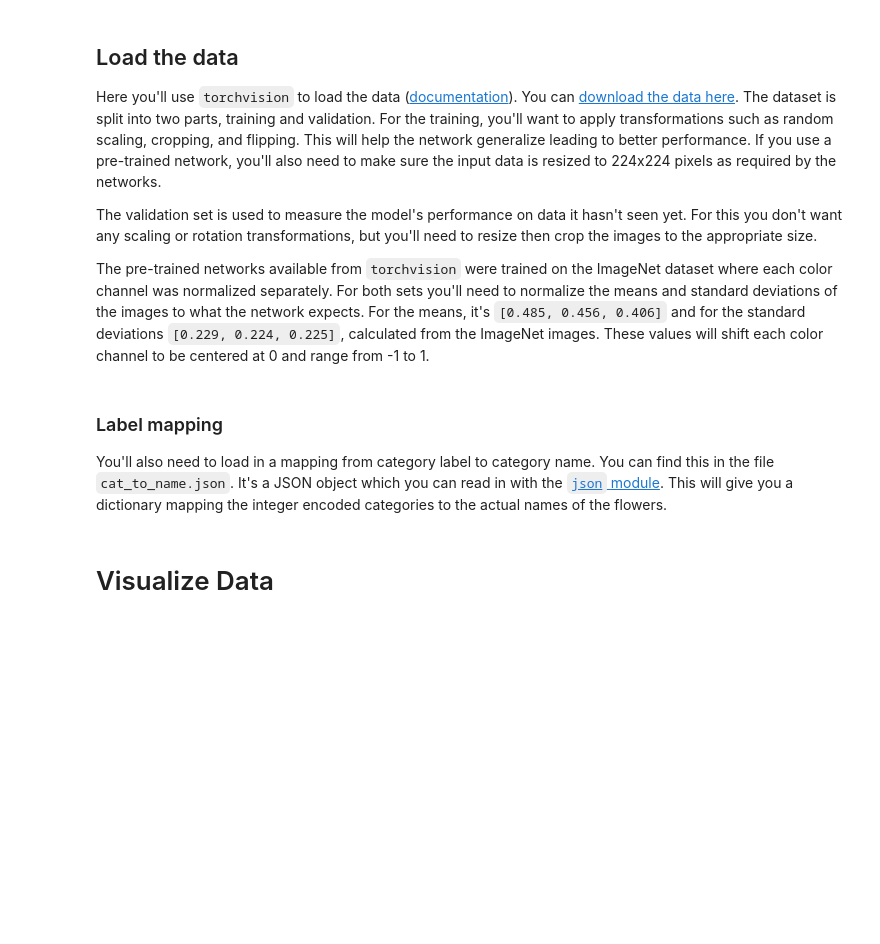
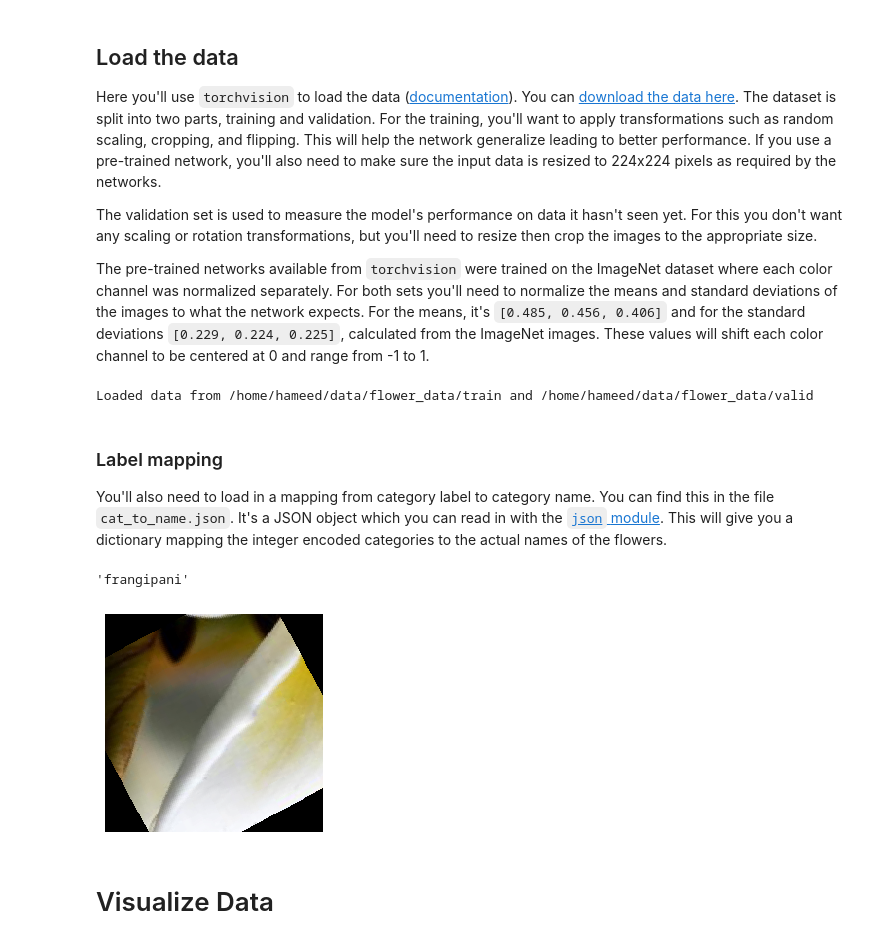
Before and after one commit to Hammania689/pytorch_udacity_challenge, a Jupyter notebook: lab_challenge/Image Classifier Project.ipynb, the cells around one changed output. Drawn from its saved outputs; the diff is of its cells as text; code cells hidden in the pictures; blank space fills up the shorter version.

```diff
--- a/lab_challenge/Image Classifier Project.ipynb
+++ b/lab_challenge/Image Classifier Project.ipynb
@@ -67,3 +46,34 @@ else:
+# %%
+data_dir = '/home/hameed/data/flower_data'
+
+if Path.exists(Path(data_dir)):
+    data_transforms = {
+        'train': transforms.Compose([
+        transforms.RandomResizedCrop(224),
+        transforms.RandomRotation(30),
+        transforms.RandomHorizontalFlip(),
+        transforms.RandomVerticalFlip(p=.3),
+        transforms.ToTensor(),
+        transforms.Normalize([0.485, 0.456, 0.406], [0.229, 0.224, 0.225])
+        ]),
+
+        'valid': transforms.Compose([
+        transforms.Resize(256),
+        transforms.CenterCrop(224),
+        transforms.ToTensor(),
+        transforms.Normalize([0.485, 0.456, 0.406], [0.229, 0.224, 0.225])
+        ]),
+    }
+
+    image_datasets = {x: datasets.ImageFolder(Path(data_dir, x), data_transforms[x]) for x in ['train', 'valid']}
+    dataloaders = {x: torch.utils.data.DataLoader(image_datasets[x], batch_size=32, shuffle=True, num_workers=4) for x in ['train', 'valid']}
+    dataset_sizes = {x: len(image_datasets[x]) for x in ['train', 'valid']}
+
+    print(f"Loaded data from {dataloaders['train'].dataset.root} and {dataloaders['valid'].dataset.root} ")
+else:
+    print(f"{data_dir} is a faulty path")
+# %% [output]
+Loaded data from /home/hameed/data/flower_data/train and /home/hameed/data/flower_data/valid
 # %% [markdown]
 ### Label mapping
 
@@ -71,22 +81,25 @@ You'll also need to load in a mapping from category label to category name. You
 # %%
 import json
 
 with open('cat_to_name.json', 'r') as f:
     cat_to_name = json.load(f)
 
 # Grab images and labels from trainloader
-images, labels = next(iter(trainloader))
+images, labels = next(iter(dataloaders['train']))
 
 # labels returns the value - which is just index of the key class in the dictionary
 # Use the value index to get key value then search cat_to_name
-helper.imshow(images[0], title=labels[0], normalize=False)
+helper.imshow(images[0], title=labels[0], normalize=True)
 
 # Grab classmap from trainload
 # Find the key, based on value - which is just key index
 # The key from the class map is used in cat_to_name to get the correct corresponding name  for each flower
-class_map = trainloader.dataset.class_to_idx
+class_map = dataloaders['train'].dataset.class_to_idx
 index = [* class_map][labels[0].item()]
 cat_to_name[index]
+# %% [output]
+'frangipani'
+[figure, added]
 # %% [markdown]
 # Visualize Data
 # %% [markdown]
```
Also changed, not shown: parts of 9 cells of this notebook, 3 other files.
